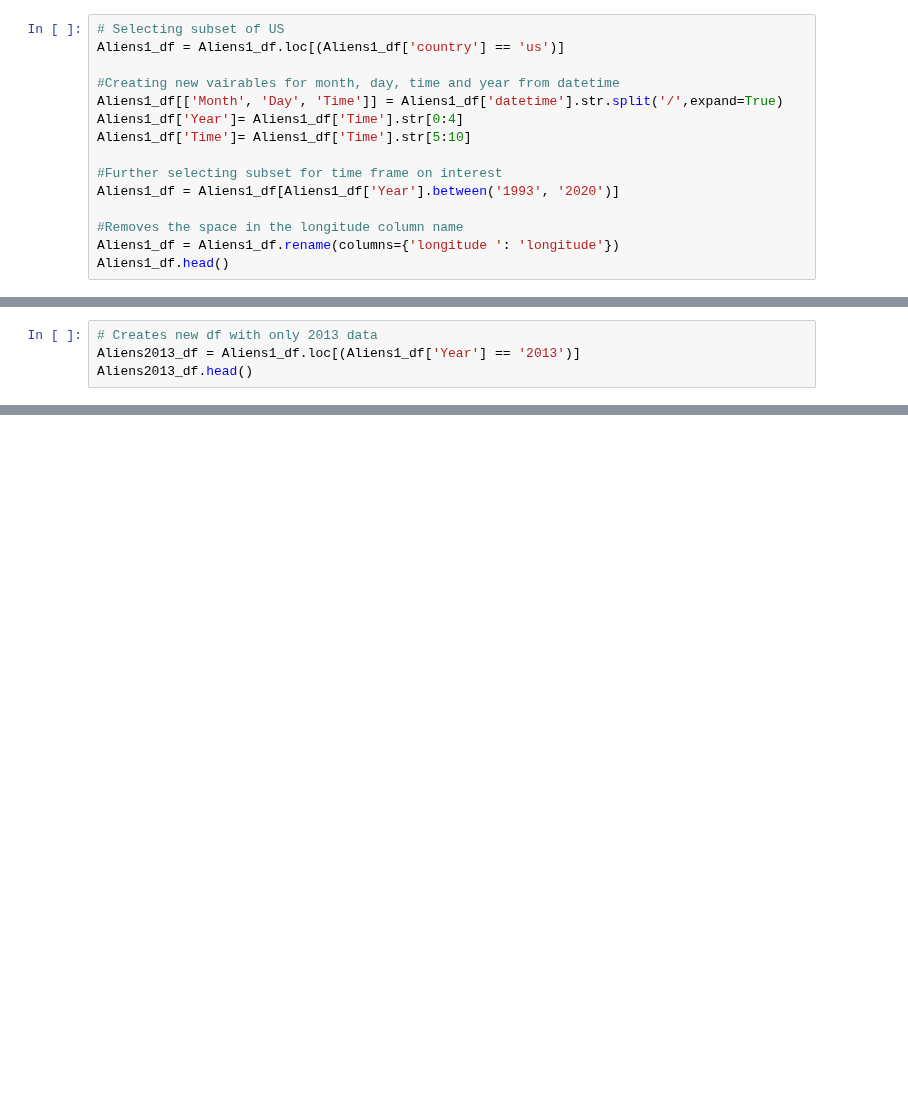
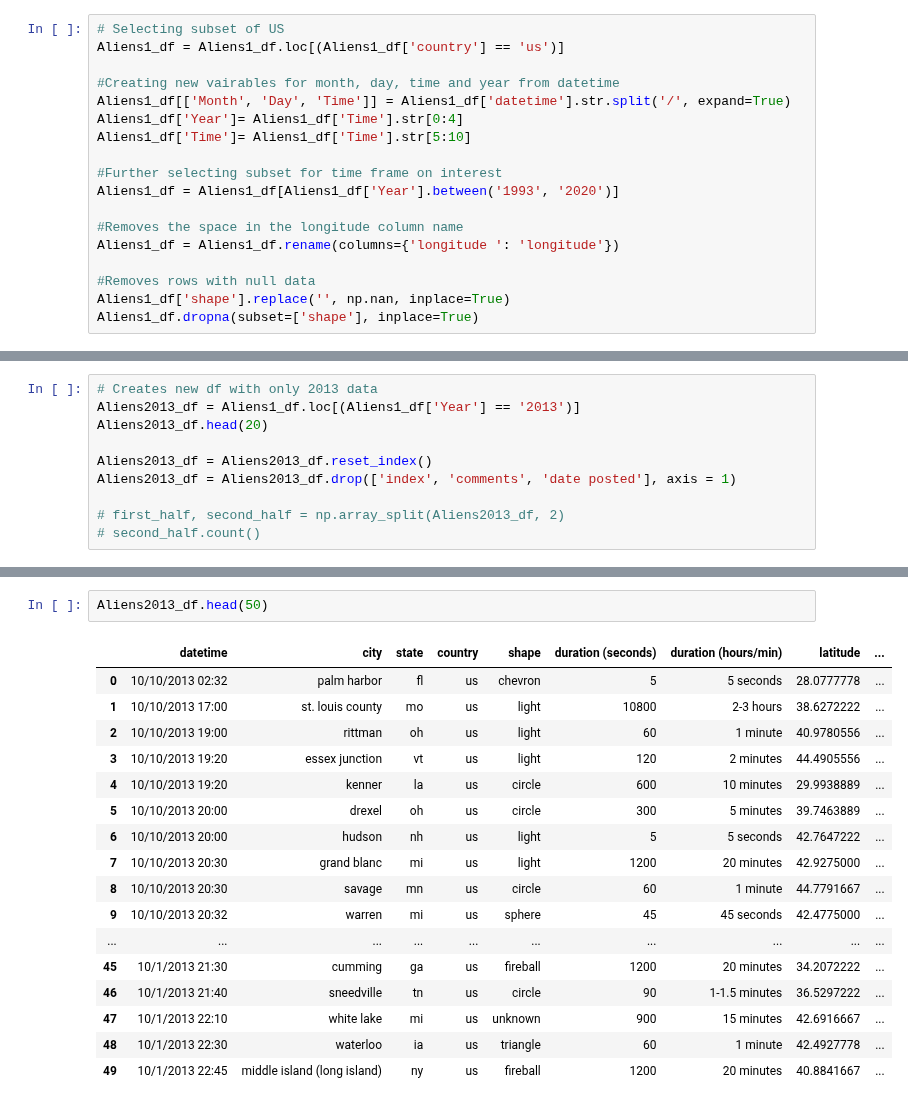
Before and after one commit to mmegancross/project-1-alien-analysis, a Jupyter notebook: Main_script.ipynb, the cells around one changed output, grey strips where cells are left out. Cells and saved outputs as stored; diff of their text form; blank space fills up the shorter version.

```diff
--- a/Main_script.ipynb
+++ b/Main_script.ipynb
@@ -22,7 +23,7 @@ Aliens1_df.head()
 Aliens1_df = Aliens1_df.loc[(Aliens1_df['country'] == 'us')]
 
 #Creating new vairables for month, day, time and year from datetime
-Aliens1_df[['Month', 'Day', 'Time']] = Aliens1_df['datetime'].str.split('/',expand=True)
+Aliens1_df[['Month', 'Day', 'Time']] = Aliens1_df['datetime'].str.split('/', expand=True)
 Aliens1_df['Year']= Aliens1_df['Time'].str[0:4]
 Aliens1_df['Time']= Aliens1_df['Time'].str[5:10]
 
@@ -31,5 +32,8 @@ Aliens1_df = Aliens1_df[Aliens1_df['Year'].between('1993', '2020')]
 
 #Removes the space in the longitude column name
 Aliens1_df = Aliens1_df.rename(columns={'longitude ': 'longitude'})
-Aliens1_df.head()
+
+#Removes rows with null data
+Aliens1_df['shape'].replace('', np.nan, inplace=True)
+Aliens1_df.dropna(subset=['shape'], inplace=True)
 # %% [output]
@@ -42,7 +55,13 @@ Aliens1_df.head()
 # %%
 # Creates new df with only 2013 data
 Aliens2013_df = Aliens1_df.loc[(Aliens1_df['Year'] == '2013')]
-Aliens2013_df.head()
+Aliens2013_df.head(20)
+
+Aliens2013_df = Aliens2013_df.reset_index()
+Aliens2013_df = Aliens2013_df.drop(['index', 'comments', 'date posted'], axis = 1)
+
+# first_half, second_half = np.array_split(Aliens2013_df, 2)
+# second_half.count()
 # %% [output]
 |  | datetime | city | state | country | shape | duration (seconds) | duration (hours/min) | comments | ... |
 | 267 | 10/10/2013 02:32 | palm harbor | fl | us | chevron | 5 | 5 seconds | Tracking north to south at apx 25... | ... |
@@ -53,3 +117,23 @@ Aliens2013_df.head()
+# %%
+Aliens2013_df.head(50)
+# %% [output]
+|  | datetime | city | state | country | shape | duration (seconds) | duration (hours/min) | latitude | ... |
+| 0 | 10/10/2013 02:32 | palm harbor | fl | us | chevron | 5 | 5 seconds | 28.0777778 | ... |
+| 1 | 10/10/2013 17:00 | st. louis county | mo | us | light | 10800 | 2-3 hours | 38.6272222 | ... |
+| 2 | 10/10/2013 19:00 | rittman | oh | us | light | 60 | 1 minute | 40.9780556 | ... |
+| 3 | 10/10/2013 19:20 | essex junction | vt | us | light | 120 | 2 minutes | 44.4905556 | ... |
+| 4 | 10/10/2013 19:20 | kenner | la | us | circle | 600 | 10 minutes | 29.9938889 | ... |
+| 5 | 10/10/2013 20:00 | drexel | oh | us | circle | 300 | 5 minutes | 39.7463889 | ... |
+| 6 | 10/10/2013 20:00 | hudson | nh | us | light | 5 | 5 seconds | 42.7647222 | ... |
+| 7 | 10/10/2013 20:30 | grand blanc | mi | us | light | 1200 | 20 minutes | 42.9275000 | ... |
+| 8 | 10/10/2013 20:30 | savage | mn | us | circle | 60 | 1 minute | 44.7791667 | ... |
+| 9 | 10/10/2013 20:32 | warren | mi | us | sphere | 45 | 45 seconds | 42.4775000 | ... |
+| ... | ... | ... | ... | ... | ... | ... | ... | ... | ... |
+| 45 | 10/1/2013 21:30 | cumming | ga | us | fireball | 1200 | 20 minutes | 34.2072222 | ... |
+| 46 | 10/1/2013 21:40 | sneedville | tn | us | circle | 90 | 1-1.5 minutes | 36.5297222 | ... |
+| 47 | 10/1/2013 22:10 | white lake | mi | us | unknown | 900 | 15 minutes | 42.6916667 | ... |
+| 48 | 10/1/2013 22:30 | waterloo | ia | us | triangle | 60 | 1 minute | 42.4927778 | ... |
+| 49 | 10/1/2013 22:45 | middle island (long island) | ny | us | fireball | 1200 | 20 minutes | 40.8841667 | ... |
 # %%
 Aliens2013_df['county'] = ""
 
```
Also changed, not shown: parts of 14 cells of this notebook, 3 other files.
